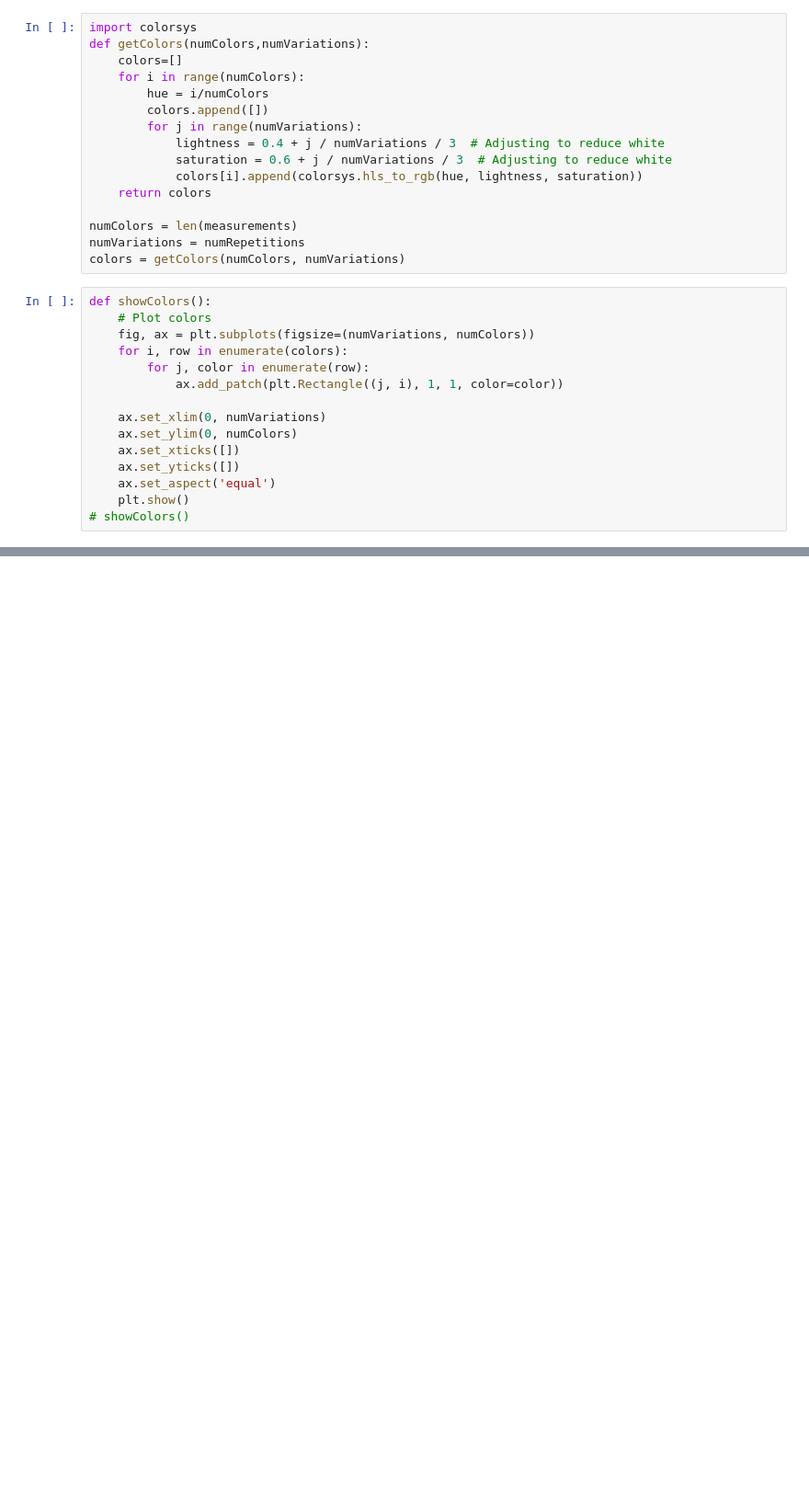
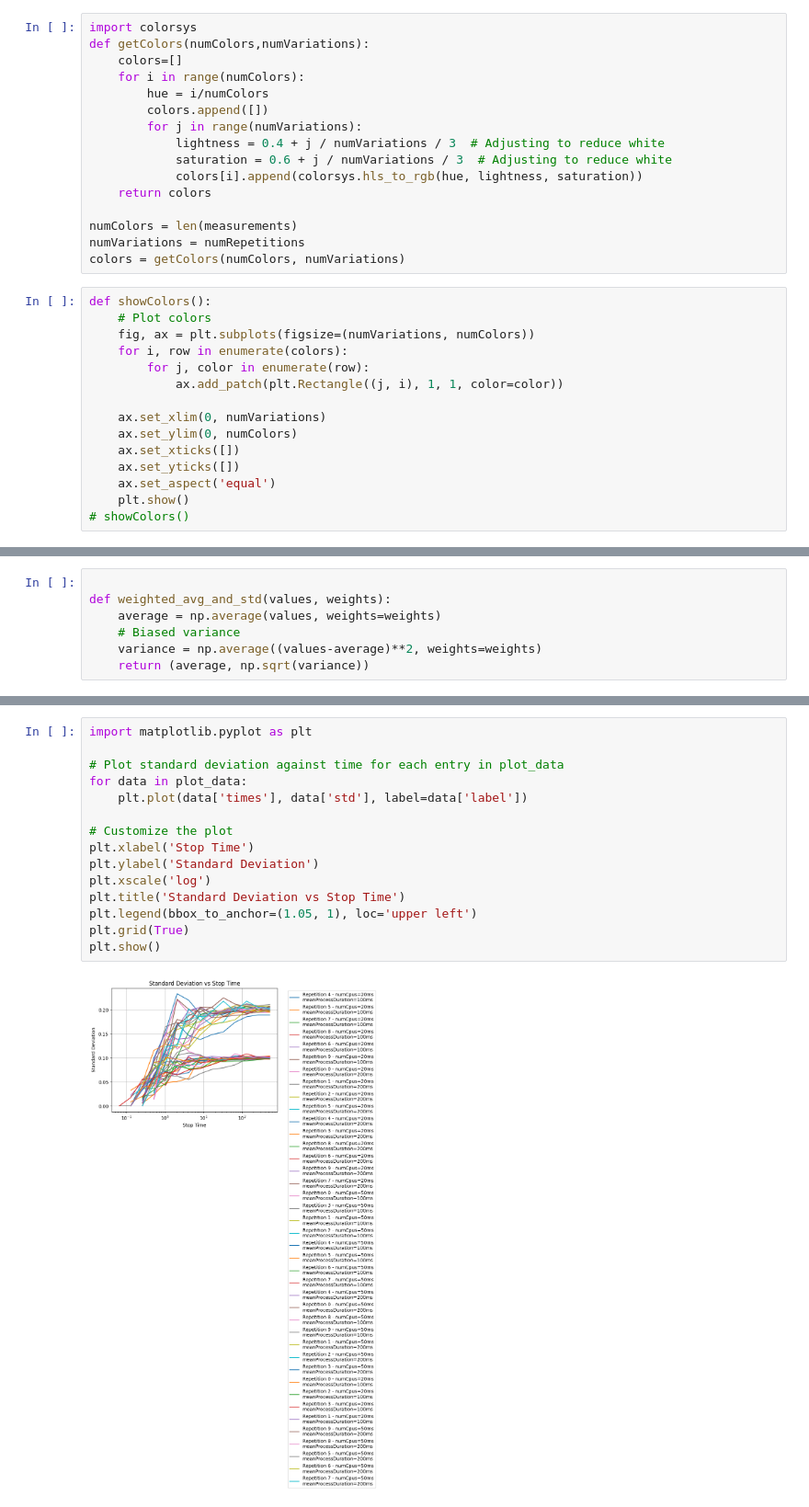
Before and after one commit to Sonic803/multi-core-sched, a Jupyter notebook: python/test.ipynb, the cells around one changed output, grey strips where cells are left out. Shown: that part at 92% size. Cells and saved outputs as stored; diff of their text form; blank space fills up the shorter version.

```diff
--- a/python/test.ipynb
+++ b/python/test.ipynb
@@ -131,0 +148,7 @@ plt.show()
+# %%
+
+def weighted_avg_and_std(values, weights):
+    average = np.average(values, weights=weights)
+    # Biased variance
+    variance = np.average((values-average)**2, weights=weights)
+    return (average, np.sqrt(variance))
@@ -131,0 +226,17 @@ plt.show()
+# %%
+import matplotlib.pyplot as plt
+
+# Plot standard deviation against time for each entry in plot_data
+for data in plot_data:
+    plt.plot(data['times'], data['std'], label=data['label'])
+
+# Customize the plot
+plt.xlabel('Stop Time')
+plt.ylabel('Standard Deviation')
+plt.xscale('log')
+plt.title('Standard Deviation vs Stop Time')
+plt.legend(bbox_to_anchor=(1.05, 1), loc='upper left')
+plt.grid(True)
+plt.show()
+# %% [output]
+[figure, added]
```
Also changed, not shown: parts of 6 cells of this notebook, 1 other file.
